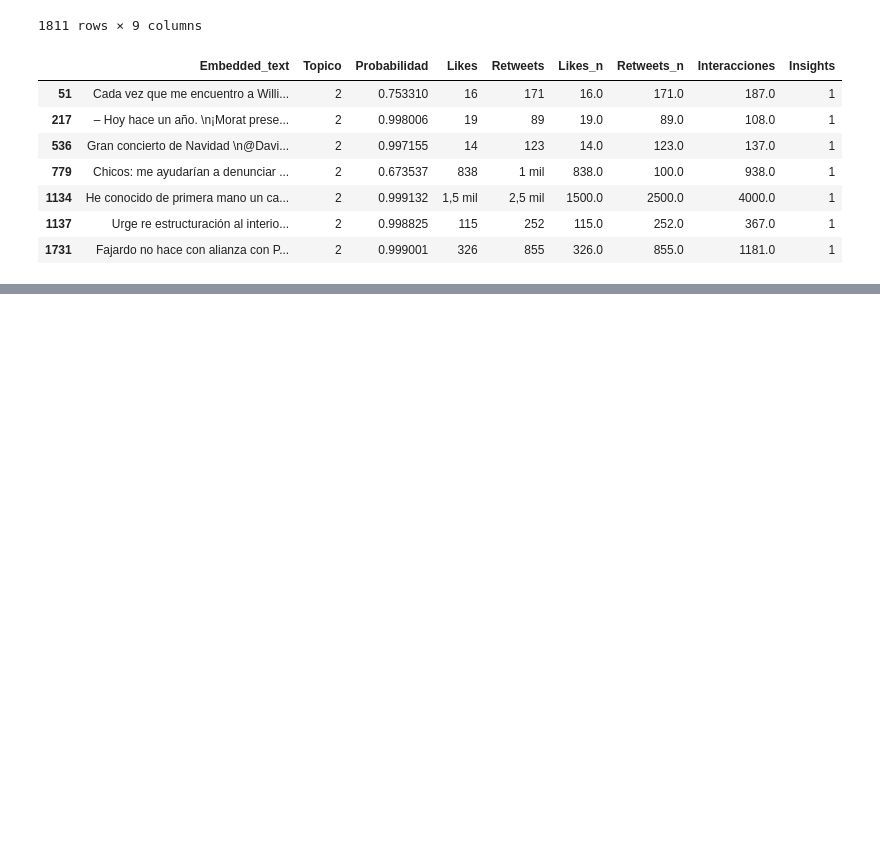
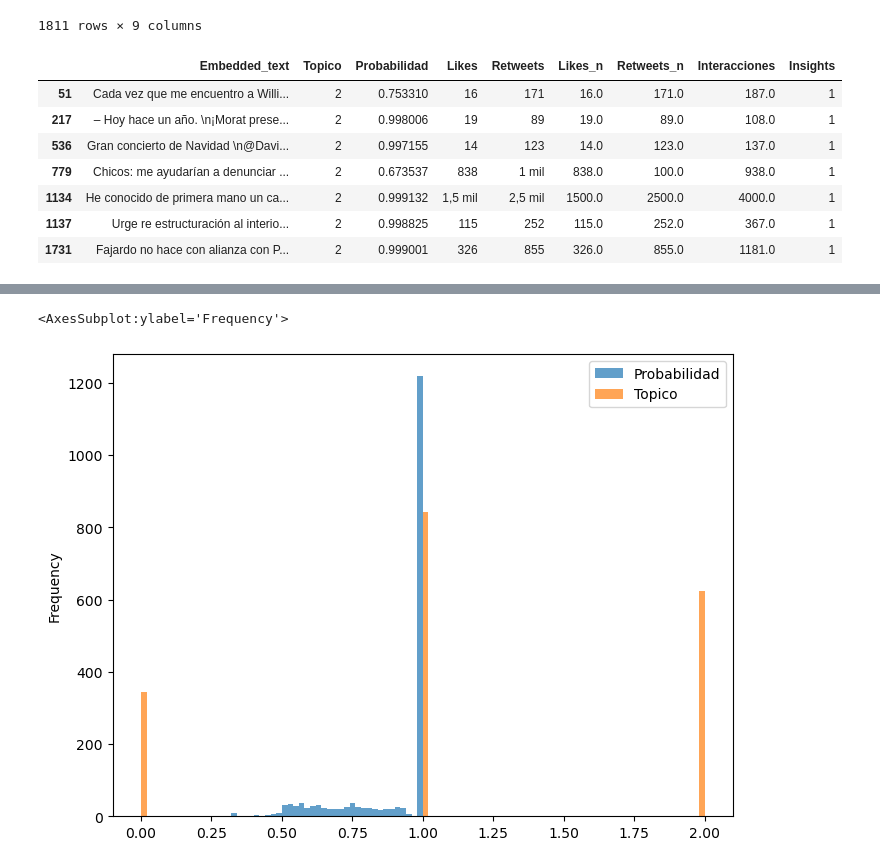
Before and after one commit to NikolasRodriguezA/Modelado_Topicos_Davivienda, a Jupyter notebook: Code/insights y segmentación tweets.ipynb, the cells around one changed output, grey strips where cells are left out. Drawn from its saved outputs; the diff is of its cells as text; code cells hidden in the pictures; blank space fills up the shorter version.

```diff
--- a/Code/insights y segmentación tweets.ipynb
+++ b/Code/insights y segmentación tweets.ipynb
@@ -940,0 +962,5 @@ df_predicciones[df_predicciones['Insights']==1]
+# %%
+df_predicciones[['Probabilidad', 'Topico']].plot.hist(bins=100, figsize=(8,6), alpha=0.7)
+# %% [output]
+<AxesSubplot:ylabel='Frequency'>
+[figure, added]
```
Also changed, not shown: parts of 3 cells of this notebook.
